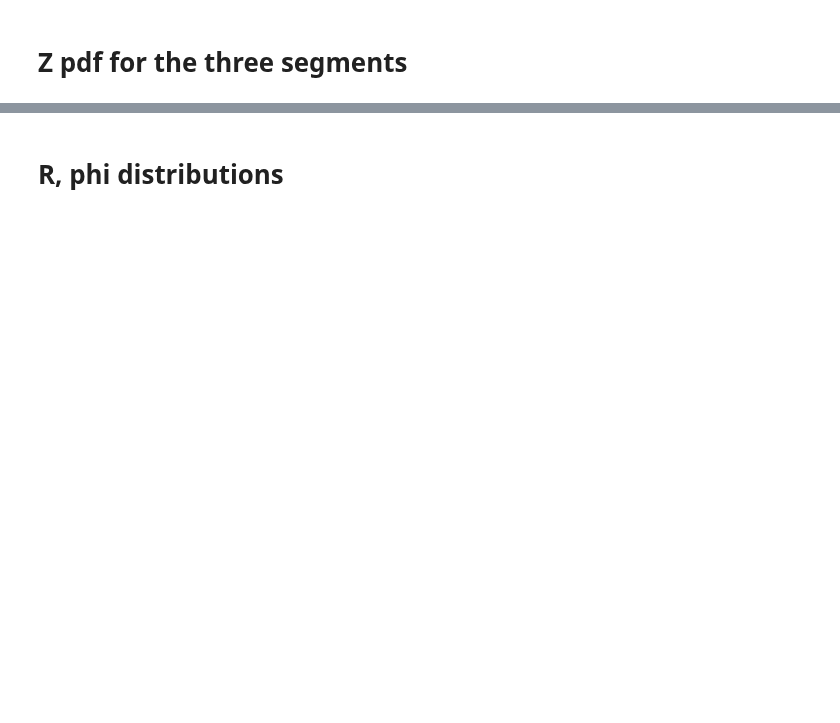
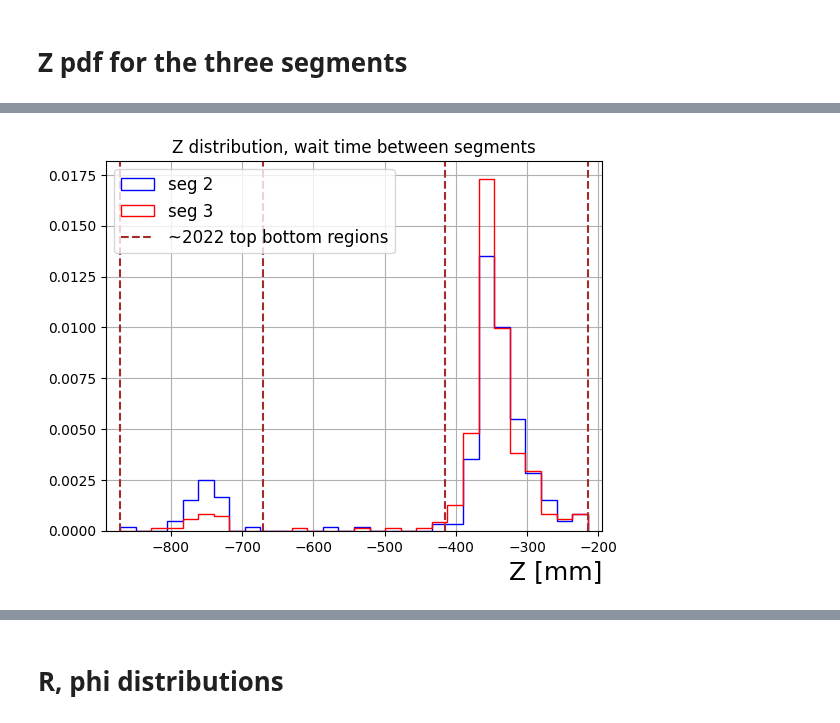
Before and after one commit to Adrianodelvincio/alphag_frequentist_analysis_2025, a Jupyter notebook: v1/Ag_Plot_Test_Protocol.ipynb, the cells around one changed output, grey strips where cells are left out. Cells and saved outputs as stored; diff of their text form; code cells hidden in the pictures; blank space fills up the shorter version.

```diff
--- a/v1/Ag_Plot_Test_Protocol.ipynb
+++ b/v1/Ag_Plot_Test_Protocol.ipynb
@@ -442 +445,45 @@ plt.savefig(f"Zpds_threesegmentsAndWait_ag{runs['2025'][0].split('/')[0].replace
+# %%
+ax = plt.subplot(1,1,1)  # occuopa 3 righe
+
+mask_seg0   = (data["run time"] > stop_mbmf_rampdown0[0]) & (data["run time"] < start_mbmf_rampdown1[0])
+mask_seg1   = (data["run time"] > stop_mbmf_rampdown1[0]) & (data["run time"] < start_mbmf_rampdown2[0])
+mask_seg2   = (data["run time"] > stop_mbmf_rampdown2[0]) & (data["run time"] < start_mbmf_rampdown2[0] + 120)
+
+ax.set_title("Z distribution, wait time between segments")
+ax.set_xlabel("Z [mm]", loc = "right", fontsize = 18)
+
+# ax.hist(data["Z"][mask_seg0],
+#         bins = 30,
+#         range = [zmin, zmax],
+#         histtype = "step",
+#         color = "green",
+#         density = True,
+#         label = f"seg 1")
+
+ax.hist(data["Z"][mask_seg1],
+        bins = 30,
+        range = [zmin, zmax],
+        histtype = "step",
+        color = "blue",
+        density = True,
+        label = f"seg 2")
+
+ax.hist(data["Z"][mask_seg2],
+        bins = 30,
+        range = [zmin, zmax],
+        histtype = "step",
+        color = "red",
+        density = True,
+        label = f"seg 3")
+
+ax.axvline(zmin,linestyle = "--", color = "brown", label = "~2022 top bottom regions")
+ax.axvline(zmax,linestyle = "--", color = "brown")
+ax.axvline(zgap_min,linestyle = "--", color = "brown")
+ax.axvline(zgap_max,linestyle = "--", color = "brown")
+ax.set_xlim(zmin-20,zmax+20)
+ax.legend(fontsize = 12)
+ax.grid()
+plt.savefig(f"Zpds_threesegmentsWait_ag{runs['2025'][0].split('/')[0].replace('ag','')}.png")
+# %% [output]
+[figure, added]
 # %%
```
Also changed, not shown: parts of 11 cells of this notebook, 2 other files.
